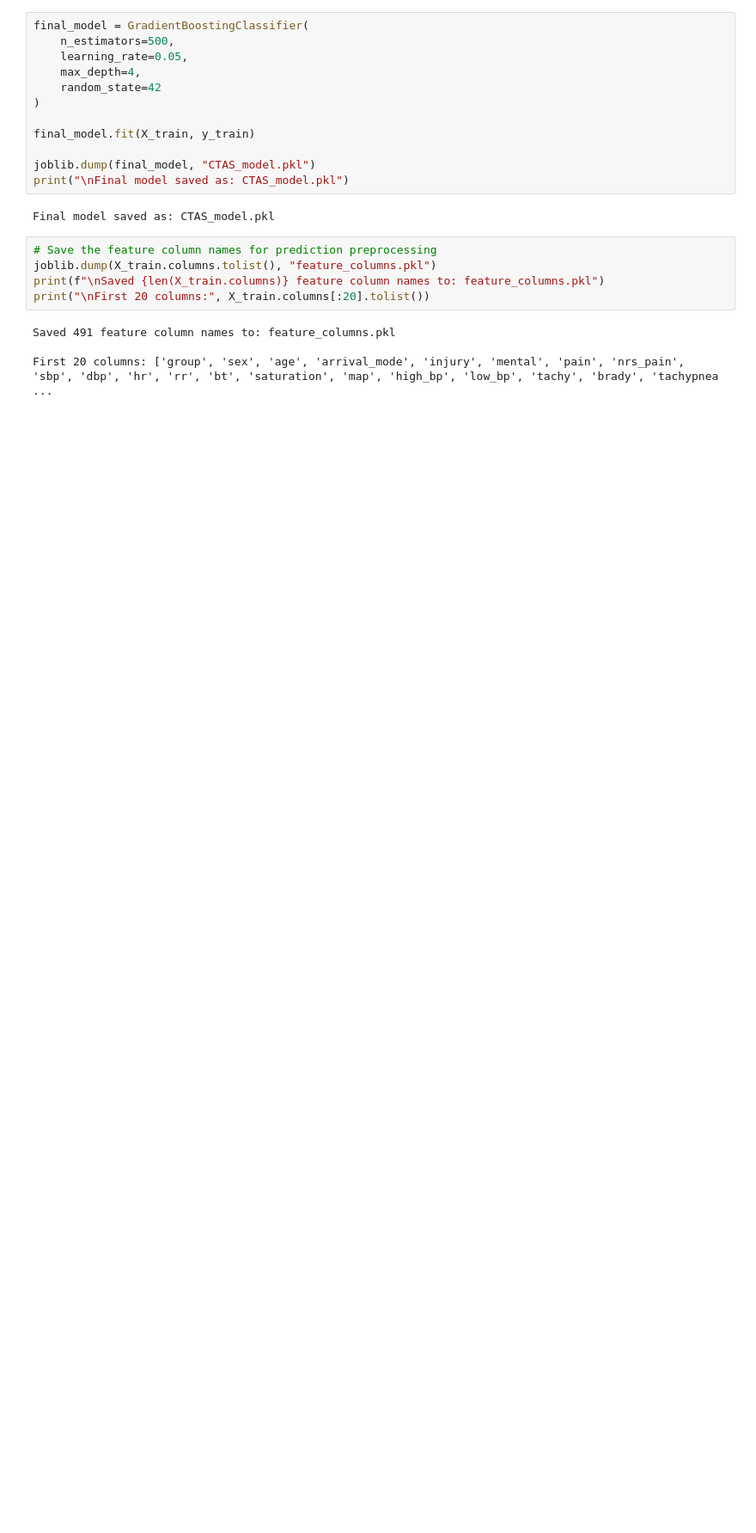
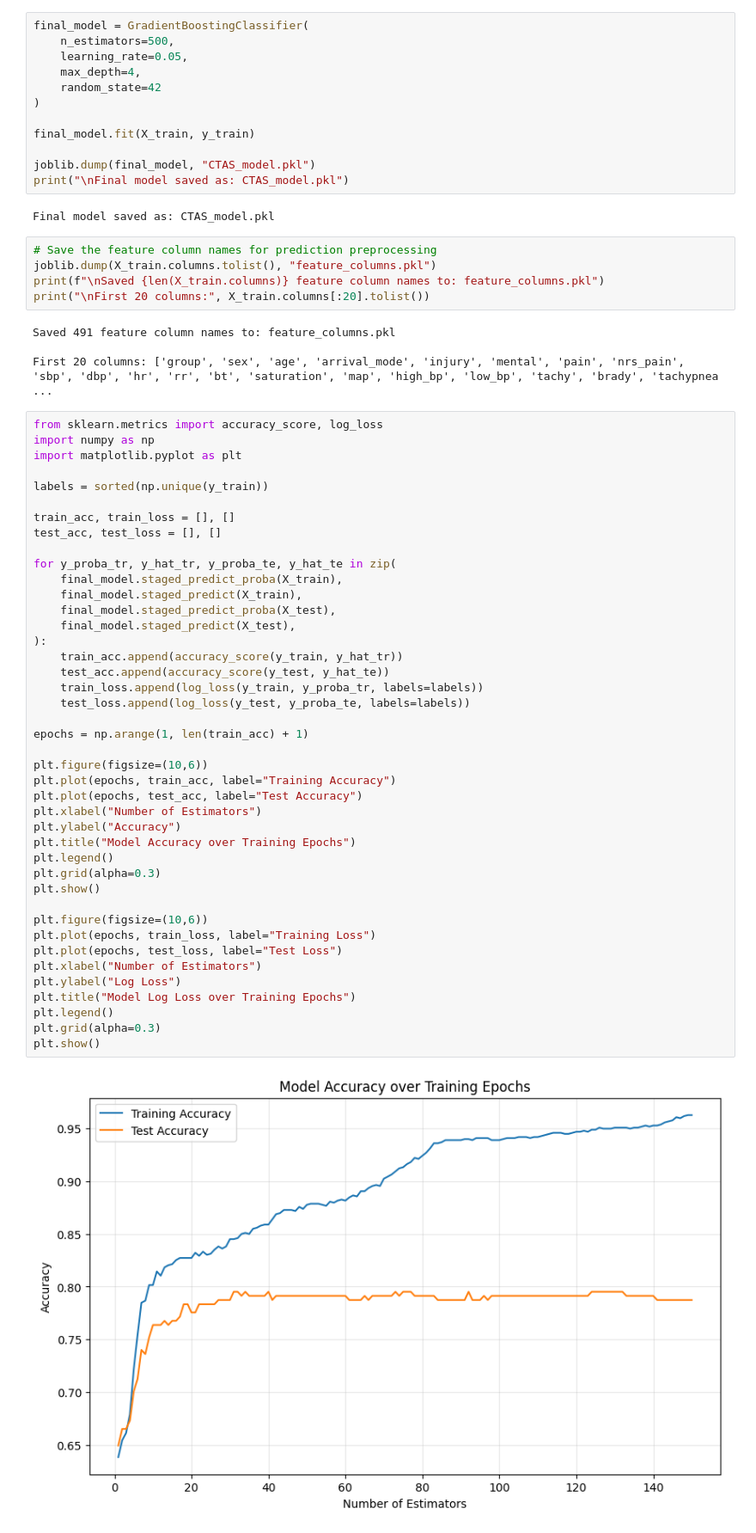
Before and after one commit to AreejAljuhani/SAEIF, a Jupyter notebook: notebooks/Triage-model.ipynb, the cells around one changed output. Shown at 86% size. Cells and saved outputs as stored; diff of their text form; blank space fills up the shorter version.

```diff
--- a/notebooks/Triage-model.ipynb
+++ b/notebooks/Triage-model.ipynb
@@ -702,3 +700,47 @@ print("\nFirst 20 columns:", X_train.columns[:20].tolist())
 Saved 491 feature column names to: feature_columns.pkl
 
 First 20 columns: ['group', 'sex', 'age', 'arrival_mode', 'injury', 'mental', 'pain', 'nrs_pain', 'sbp', 'dbp', 'hr', 'rr', 'bt', 'saturation', 'map', 'high_bp', 'low_bp', 'tachy', 'brady', 'tachypnea ...
+# %%
+from sklearn.metrics import accuracy_score, log_loss
+import numpy as np
+import matplotlib.pyplot as plt
+
+labels = sorted(np.unique(y_train))
+
+train_acc, train_loss = [], []
+test_acc, test_loss = [], []
+
+for y_proba_tr, y_hat_tr, y_proba_te, y_hat_te in zip(
+    final_model.staged_predict_proba(X_train),
+    final_model.staged_predict(X_train),
+    final_model.staged_predict_proba(X_test),
+    final_model.staged_predict(X_test),
+):
+    train_acc.append(accuracy_score(y_train, y_hat_tr))
+    test_acc.append(accuracy_score(y_test, y_hat_te))
+    train_loss.append(log_loss(y_train, y_proba_tr, labels=labels))
+    test_loss.append(log_loss(y_test, y_proba_te, labels=labels))
+
+epochs = np.arange(1, len(train_acc) + 1)
+
+plt.figure(figsize=(10,6))
+plt.plot(epochs, train_acc, label="Training Accuracy")
+plt.plot(epochs, test_acc, label="Test Accuracy")
+plt.xlabel("Number of Estimators")
+plt.ylabel("Accuracy")
+plt.title("Model Accuracy over Training Epochs")
+plt.legend()
+plt.grid(alpha=0.3)
+plt.show()
+
+plt.figure(figsize=(10,6))
+plt.plot(epochs, train_loss, label="Training Loss")
+plt.plot(epochs, test_loss, label="Test Loss")
+plt.xlabel("Number of Estimators")
+plt.ylabel("Log Loss")
+plt.title("Model Log Loss over Training Epochs")
+plt.legend()
+plt.grid(alpha=0.3)
+plt.show()
+# %% [output]
+[figure, added]
```
Also changed, not shown: parts of 6 cells of this notebook, 10 other files.
